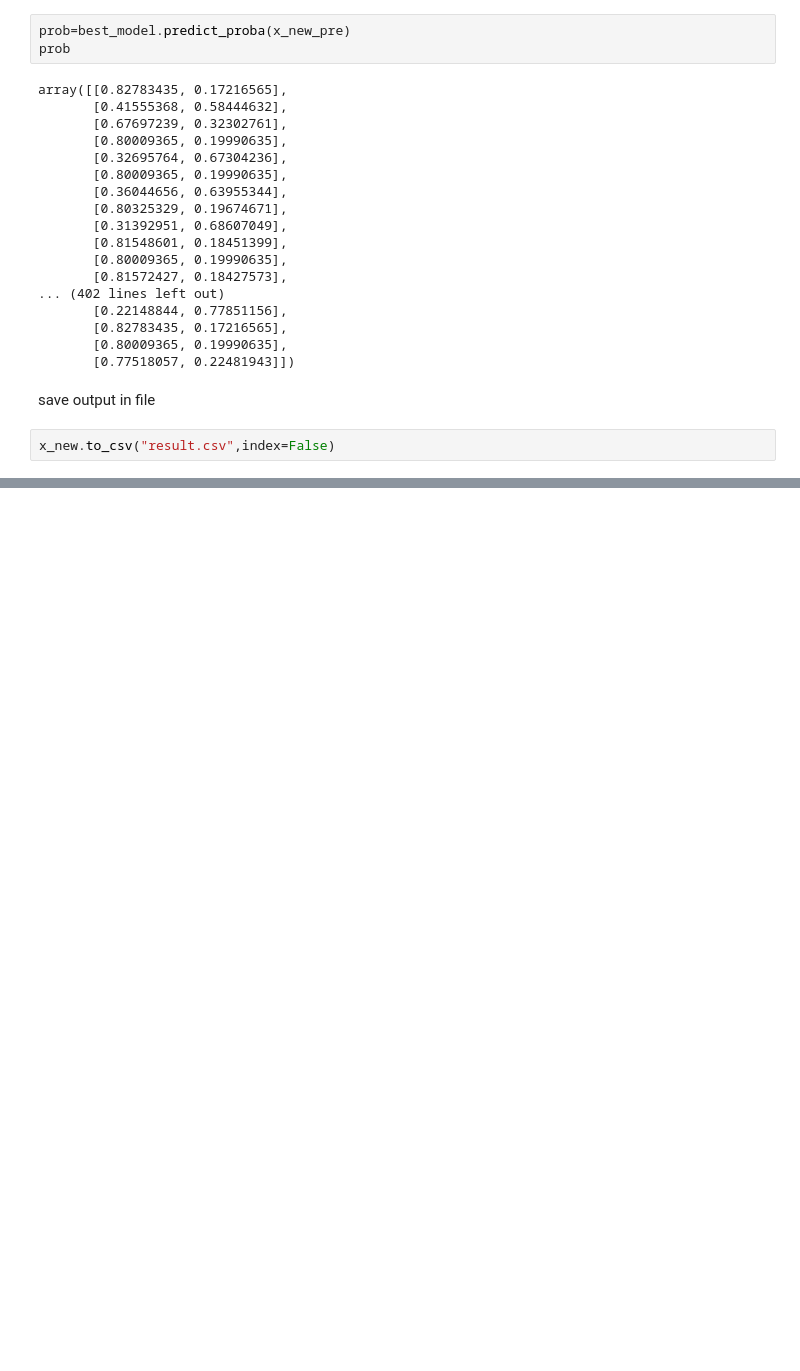
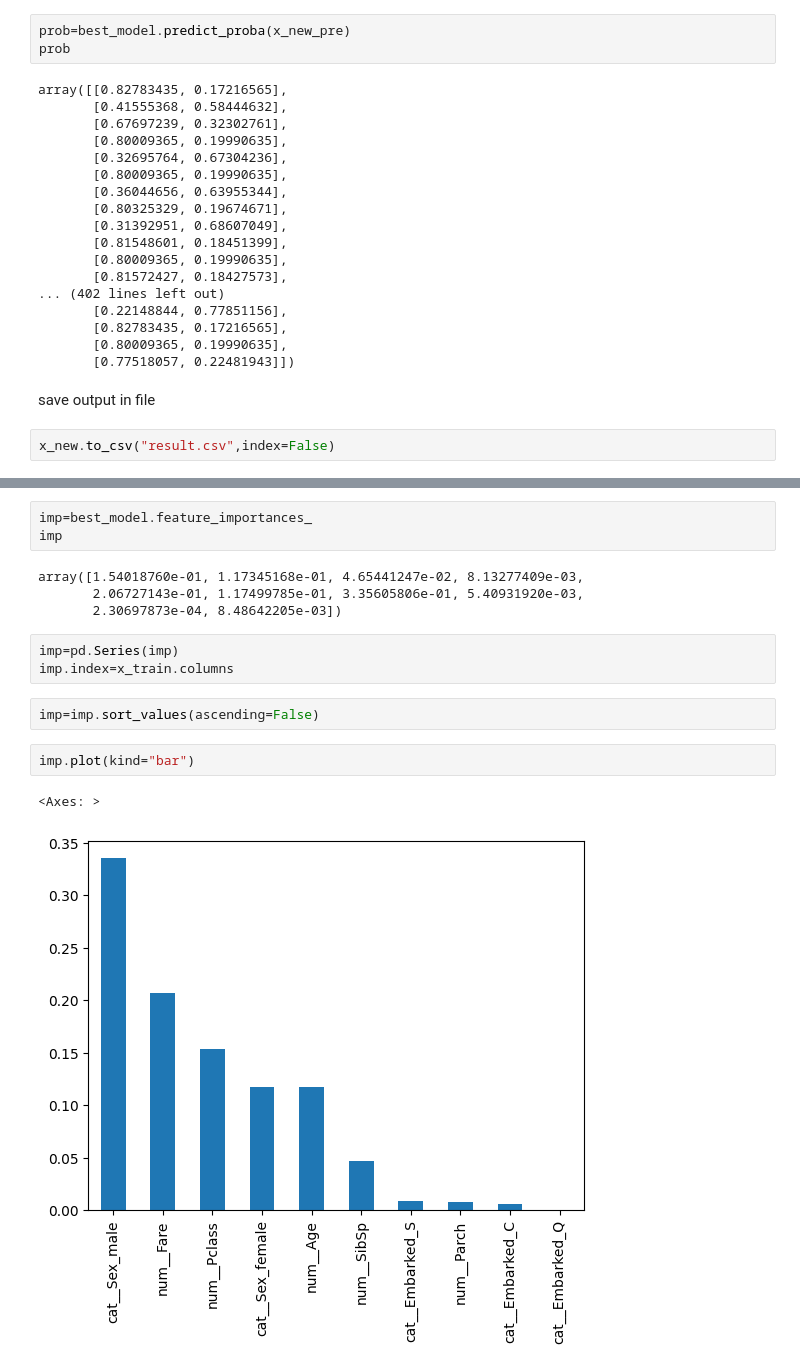
Before and after one commit to RohitKharade9616/Machine-Learning, a Jupyter notebook: Gradient boosting cls/main.ipynb, the cells around one changed output, grey strips where cells are left out. Cells and saved outputs as stored; diff of their text form; blank space fills up the shorter version.

```diff
--- a/Gradient boosting cls/main.ipynb
+++ b/Gradient boosting cls/main.ipynb
@@ -363,0 +371,17 @@ x_new.to_csv("result.csv",index=False)
+# %%
+imp=best_model.feature_importances_
+imp
+# %% [output]
+array([1.54018760e-01, 1.17345168e-01, 4.65441247e-02, 8.13277409e-03,
+       2.06727143e-01, 1.17499785e-01, 3.35605806e-01, 5.40931920e-03,
+       2.30697873e-04, 8.48642205e-03])
+# %%
+imp=pd.Series(imp)
+imp.index=x_train.columns
+# %%
+imp=imp.sort_values(ascending=False)
+# %%
+imp.plot(kind="bar")
+# %% [output]
+<Axes: >
+[figure, added]
```
Also changed, not shown: parts of 2 cells of this notebook, 4 other files.
